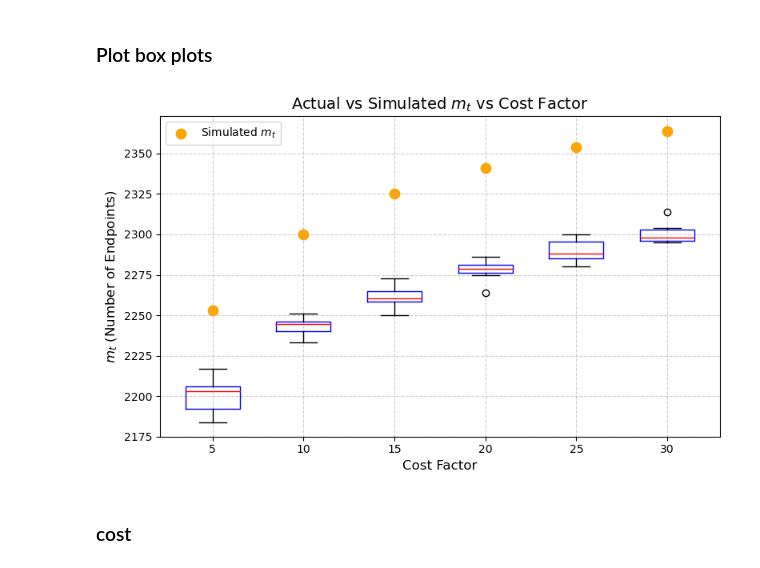
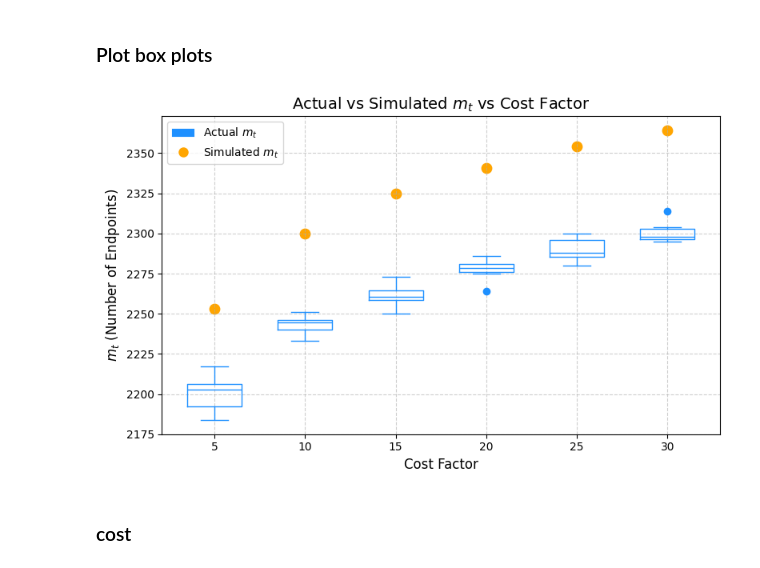
Before and after one commit to mahfuzahf/cherry-picking-reduction-functions, a Jupyter notebook: plots/higher_costs/N_16/constructing_table/plotting.ipynb, the cells around one changed output. Saved outputs shown, nothing was run; the diff lists cells and outputs as text; code cells hidden in the pictures.

```diff
--- a/plots/higher_costs/N_16/constructing_table/plotting.ipynb
+++ b/plots/higher_costs/N_16/constructing_table/plotting.ipynb
@@ -57,35 +58,38 @@ for cost_factor in cost_factors:
     df_samples = pd.read_csv(f'constructed_tables/different_sp/building_table_results_cost_{cost_factor}.csv')
 
     mt_values = df_samples["actual_mt"].values
 
     # plot a box plot for this cost factor
-    plt.boxplot(mt_values, positions=[cost_factor], widths=3, boxprops=dict(color="blue"), medianprops=dict(color="red"))
+    plt.boxplot(mt_values, positions=[cost_factor], widths=3, boxprops=dict(color="dodgerblue"), medianprops=dict(color="dodgerblue"), whiskerprops=dict(color="dodgerblue"), capprops=dict(color="dodgerblue"), flierprops=dict(markerfacecolor="dodgerblue", markeredgecolor="dodgerblue"))
 
     # store the data for later use
     data.append(mt_values)
 
 # plot scatter points for simulated mt
 # need to get the subset of the number of boxplots done
 df_subplot = df_building.iloc[:(len(cost_factors))]
 plt.scatter(df_subplot["cost_factor"], df_subplot["simulated_mt"],    color="orange", marker="o", s=80, label="Simulated $m_t$")
 
 # plot scatter for vanilla - should make this a box plot too
 # plt.scatter(1, 1541, color="darkblue", marker="o", s=80, label="Vanilla Actual $m_t$")
 # plt.scatter(1, 1541, color="brown", marker="o", s=80, label="Vanilla Simulated $m_t$")
 
 
 # Add labels and title
 plt.title("Actual vs Simulated $m_t$ vs Cost Factor", fontsize=14)
 plt.xlabel("Cost Factor", fontsize=12)
 plt.ylabel("$m_t$ (Number of Endpoints)", fontsize=12)
 
 plt.grid(True, linestyle="--", alpha=0.6)
 plt.legend()
+# add box plot legend manually
+box_legend = mpatches.Patch(color="dodgerblue", label="Actual $m_t$")
+plt.legend(handles=[box_legend, plt.Line2D([0], [0], marker='o', color='w', label='Simulated $m_t$', markerfacecolor='orange', markersize=10)])
 plt.tight_layout()
 
 plt.show()
 # %% [output]
-[figure, old version]
+[figure, new version]
 # %% [markdown]
 ### cost
 # %%
```
Also changed, not shown: parts of 2 cells of this notebook.
